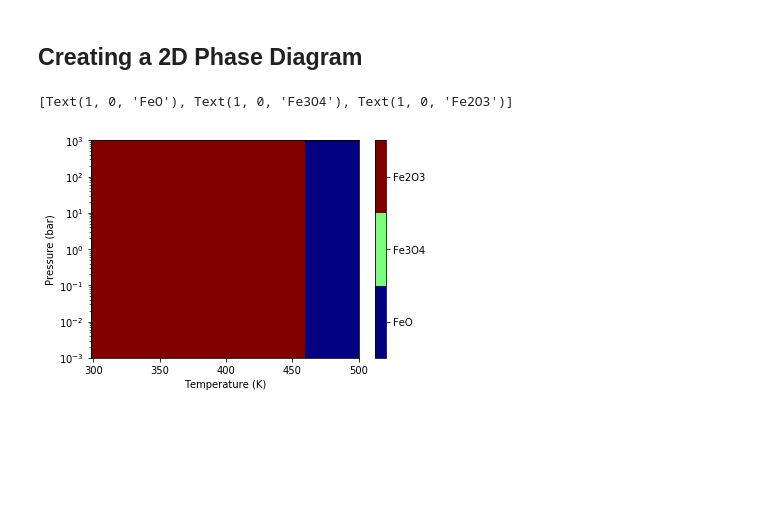
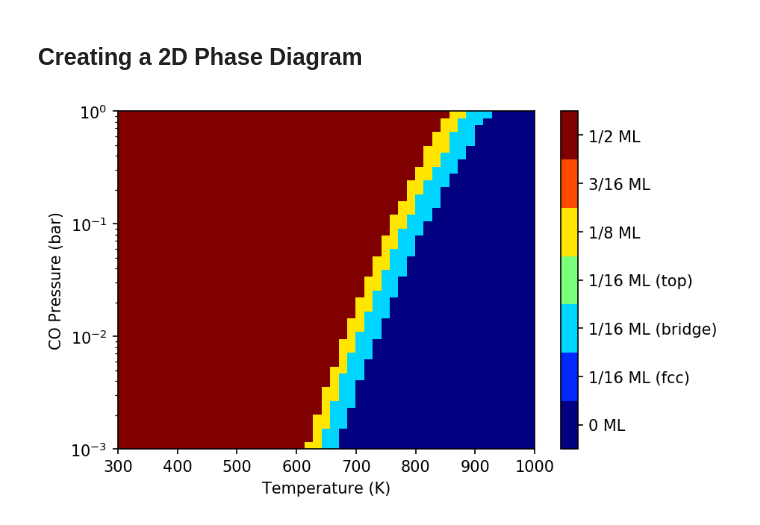
Before and after one commit to VlachosGroup/pMuTT, a Jupyter notebook: docs/source/examples_jupyter/phase_diagram/PhaseDiagram.ipynb, the cells around one changed output. Cells and saved outputs as stored; diff of their text form; code cells hidden in the pictures; blank space fills up the shorter version.

Commit message:
Updated PhaseDiagram example

```diff
--- a/docs/source/examples_jupyter/phase_diagram/PhaseDiagram.ipynb
+++ b/docs/source/examples_jupyter/phase_diagram/PhaseDiagram.ipynb
@@ -146,3 +84,14 @@ reactions = [
+# %%
+from pmutt.reaction import Reaction
+
+reactions=[
+    Reaction.from_string('Pt = Pt', species), # Clean surface
+    Reaction.from_string('Pt + CO = CO(S) 1/16ML fcc', species),
+    Reaction.from_string('Pt + CO = CO(S) 1/16ML br', species),
+    Reaction.from_string('Pt + CO = CO(S) 1/16ML top', species),
+    Reaction.from_string('Pt + 2CO = CO(S) 1/8ML', species),
+    Reaction.from_string('Pt + 3CO = CO(S) 3/16ML', species),
+    Reaction.from_string('Pt + 8CO = CO(S) 1/2ML', species)]
 # %% [markdown]
 ## Create PhaseDiagram Object
 Now we have everything we need to create the ``PhaseDiagram`` object.
@@ -169,22 +131,24 @@ Text(0.5, 0, 'Temperature (K)')
 ## Creating a 2D Phase Diagram
 # %%
 # Generate Pressure range
-P = np.logspace(-3, 3)
+T = np.linspace(300, 1000) # K
+P = np.logspace(-3, 0) # bar
 
-fig3, ax3, c3, cbar3 = phase_diagram.plot_2D(x1_name='T', x1_values=T,
-                                             x2_name='P', x2_values=P,
-                                             G_units='kJ/mol')
+fig2, ax2, c2, cbar2 = phase_diagram.plot_2D(x1_name='T', x1_values=T,
+                                             x2_name='P', x2_values=P)
 
 '''Plotting adjustments'''
-# Add custom axis labels
-ax3.set_xlabel('Temperature (K)')
-ax3.set_ylabel('Pressure (bar)')
-# Change y axis to log scale
-ax3.set_yscale('log')
-# Add custom colors
+# Change y axis to use log scale
+ax2.set_yscale('log')
+# Add axis labels
+ax2.set_xlabel('Temperature (K)')
+ax2.set_ylabel('CO Pressure (bar)')
+# Change color scheme
 plt.set_cmap('jet')
-# Set custom labels on colorbar
-cbar3.ax.set_yticklabels(['FeO', 'Fe3O4', 'Fe2O3'])
+# Add labels
+cbar2.ax.set_yticklabels(labels)
+
+fig2.set_dpi(150.)
+plt.show()
 # %% [output]
-[Text(1, 0, 'FeO'), Text(1, 0, 'Fe3O4'), Text(1, 0, 'Fe2O3')]
-[figure, old version]
+[figure, new version]
```
Also changed, not shown: parts of 9 cells of this notebook, 6 other files.
